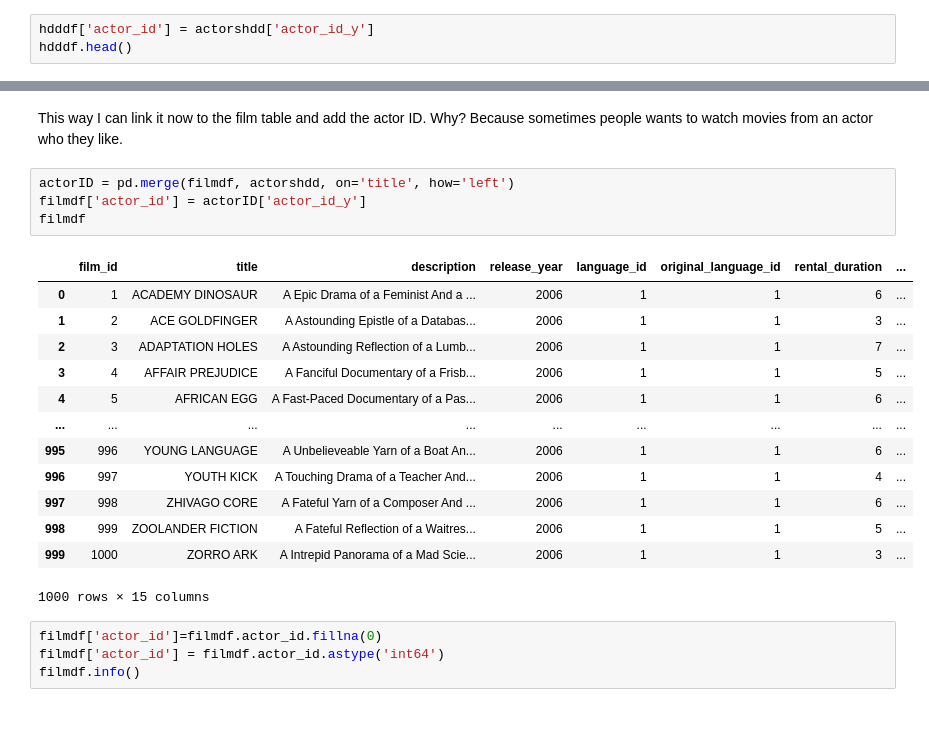
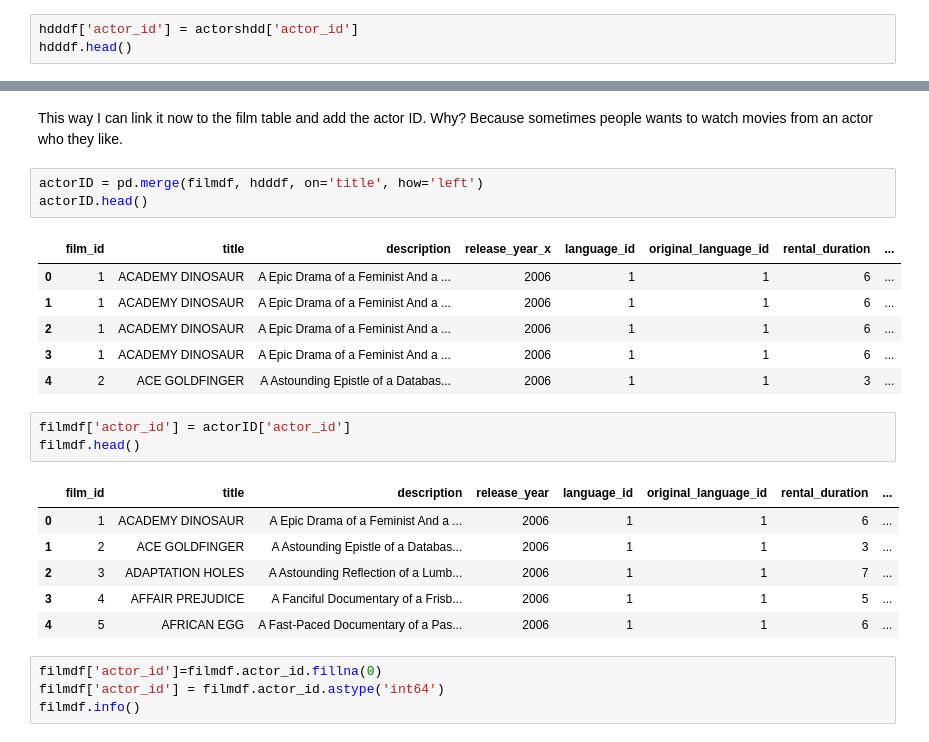
Before and after one commit to LeoBulcsu/8Films_Rental_DataBase, a Jupyter notebook: Notebooks/8Films_Renta_DATACLEANING.ipynb, the cells around one changed output, grey strips where cells are left out. Cells and saved outputs as stored; diff of their text form.

Commit message:
New Tables Done

```diff
--- a/Notebooks/8Films_Renta_DATACLEANING.ipynb
+++ b/Notebooks/8Films_Renta_DATACLEANING.ipynb
@@ -473,5 +435,5 @@ actorshdd.head()
 # %%
-hdddf['actor_id'] = actorshdd['actor_id_y']
+hdddf['actor_id'] = actorshdd['actor_id']
 hdddf.head()
 # %% [output]
 |  | first_name | last_name | title | release_year | category_id | name | actor_id |
@@ -483,23 +445,25 @@ hdddf.head()
 # %% [markdown]
 This way I can link it now to the film table and add the actor ID. Why? Because sometimes people wants to watch movies from an actor who they like.
 # %%
-actorID = pd.merge(filmdf, actorshdd, on='title', how='left')
-filmdf['actor_id'] = actorID['actor_id_y']
-filmdf
+actorID = pd.merge(filmdf, hdddf, on='title', how='left')
+actorID.head()
 # %% [output]
-|  | film_id | title | description | release_year | language_id | original_language_id | rental_duration | ... |
+|  | film_id | title | description | release_year_x | language_id | original_language_id | rental_duration | ... |
 | 0 | 1 | ACADEMY DINOSAUR | A Epic Drama of a Feminist And a ... | 2006 | 1 | 1 | 6 | ... |
-| 1 | 2 | ACE GOLDFINGER | A Astounding Epistle of a Databas... | 2006 | 1 | 1 | 3 | ... |
-| 2 | 3 | ADAPTATION HOLES | A Astounding Reflection of a Lumb... | 2006 | 1 | 1 | 7 | ... |
-| 3 | 4 | AFFAIR PREJUDICE | A Fanciful Documentary of a Frisb... | 2006 | 1 | 1 | 5 | ... |
-| 4 | 5 | AFRICAN EGG | A Fast-Paced Documentary of a Pas... | 2006 | 1 | 1 | 6 | ... |
-| ... | ... | ... | ... | ... | ... | ... | ... | ... |
-| 995 | 996 | YOUNG LANGUAGE | A Unbelieveable Yarn of a Boat An... | 2006 | 1 | 1 | 6 | ... |
-| 996 | 997 | YOUTH KICK | A Touching Drama of a Teacher And... | 2006 | 1 | 1 | 4 | ... |
-| 997 | 998 | ZHIVAGO CORE | A Fateful Yarn of a Composer And ... | 2006 | 1 | 1 | 6 | ... |
-| 998 | 999 | ZOOLANDER FICTION | A Fateful Reflection of a Waitres... | 2006 | 1 | 1 | 5 | ... |
-| 999 | 1000 | ZORRO ARK | A Intrepid Panorama of a Mad Scie... | 2006 | 1 | 1 | 3 | ... |
+| 1 | 1 | ACADEMY DINOSAUR | A Epic Drama of a Feminist And a ... | 2006 | 1 | 1 | 6 | ... |
+| 2 | 1 | ACADEMY DINOSAUR | A Epic Drama of a Feminist And a ... | 2006 | 1 | 1 | 6 | ... |
+| 3 | 1 | ACADEMY DINOSAUR | A Epic Drama of a Feminist And a ... | 2006 | 1 | 1 | 6 | ... |
+| 4 | 2 | ACE GOLDFINGER | A Astounding Epistle of a Databas... | 2006 | 1 | 1 | 3 | ... |
-1000 rows × 15 columns
+# %%
+filmdf['actor_id'] = actorID['actor_id']
+filmdf.head()
+# %% [output]
+|  | film_id | title | description | release_year | language_id | original_language_id | rental_duration | ... |
+| 0 | 1 | ACADEMY DINOSAUR | A Epic Drama of a Feminist And a ... | 2006 | 1 | 1 | 6 | ... |
+| 1 | 2 | ACE GOLDFINGER | A Astounding Epistle of a Databas... | 2006 | 1 | 1 | 3 | ... |
+| 2 | 3 | ADAPTATION HOLES | A Astounding Reflection of a Lumb... | 2006 | 1 | 1 | 7 | ... |
+| 3 | 4 | AFFAIR PREJUDICE | A Fanciful Documentary of a Frisb... | 2006 | 1 | 1 | 5 | ... |
+| 4 | 5 | AFRICAN EGG | A Fast-Paced Documentary of a Pas... | 2006 | 1 | 1 | 6 | ... |
 # %%
 filmdf['actor_id']=filmdf.actor_id.fillna(0)
 filmdf['actor_id'] = filmdf.actor_id.astype('int64')
```
Also changed, not shown: parts of 35 cells of this notebook, 10 other files.
